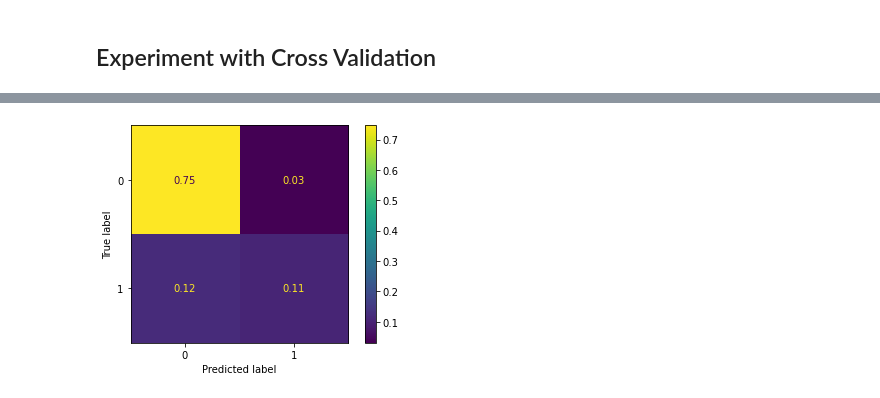
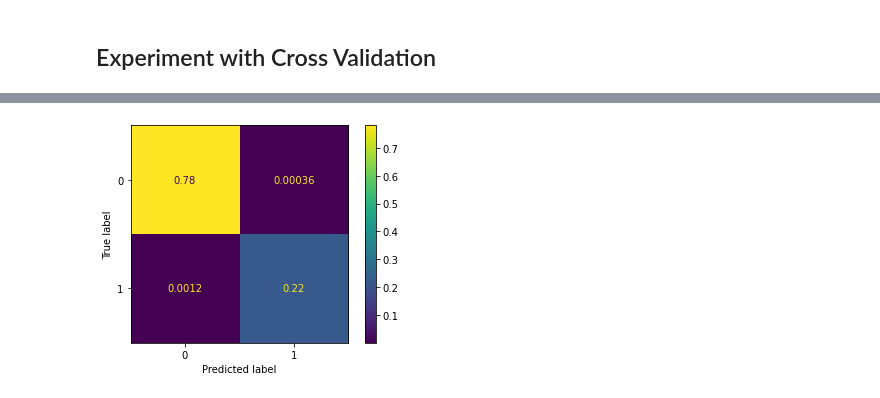
Before and after one commit to parmarsuraj99/MLPR, a Jupyter notebook: project_1/EDA.ipynb, the cells around one changed output, grey strips where cells are left out. Saved outputs shown, nothing was run; the diff lists cells and outputs as text; code cells hidden in the pictures.

```diff
--- a/project_1/EDA.ipynb
+++ b/project_1/EDA.ipynb
@@ -237,11 +282,18 @@ continuous_cols = [c for c in feature_names if "AMT"]
+# %%
+continuous_cols = ['credit_score', 'AGE', 'pay_bill_rat']
+descret_cols = ["EDUCATION", "feature_MARRIAGE"]
+
+to_normalize = continuous_cols + descret_cols
 # %% [markdown]
 ## Experiment with Cross Validation
+# %%
+feature_names = ['credit_score', 'AGE', 'feature_SEX', 'EDUCATION', 'feature_MARRIAGE', 'pay_bill_rat']
 # %%
-X_train, X_test, y_train, y_test = train_test_split(X, y, test_size=0.2)
+X_train, X_test, y_train, y_test = train_test_split(X[feature_names], y, test_size=0.2)
 
-sc = StandardScaler()
-X_train[continuous_cols] = sc.fit_transform(X_train[continuous_cols])
-X_test[continuous_cols] = sc.transform(X_test[continuous_cols])
+sc = MinMaxScaler()
+X_train[to_normalize] = sc.fit_transform(X_train[to_normalize])
+X_test[to_normalize] = sc.transform(X_test[to_normalize])
 
 X_train.shape, X_test.shape, y_train.shape, y_test.shape
 
@@ -365 +388,4 @@ validation_metrics
+# %%
+reg = RandomForestClassifier()
+reg.fit(X_train, y_train)
 # %%
@@ -397,5 +452,5 @@ plt.show()
 # %%
-test_preds = model.predict(X_train)
+test_preds = reg.predict(X_train)
 test_preds = (test_preds>=0.5).astype(int)
 
 cm = metrics.confusion_matrix(y_train, test_preds, normalize="all")
@@ -406,2 +472,2 @@ plt.show()
-[figure, old version]
+[figure, new version]
 # %%
```
Also changed, not shown: parts of 35 cells of this notebook.
